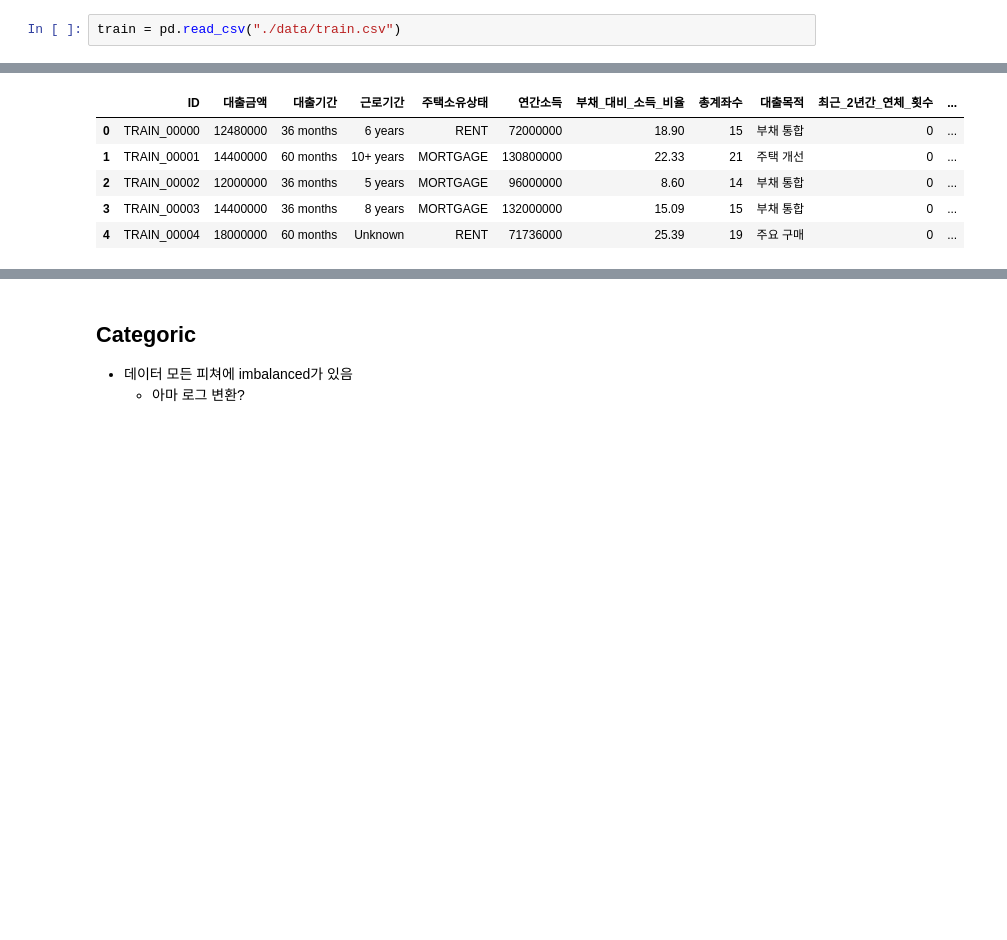
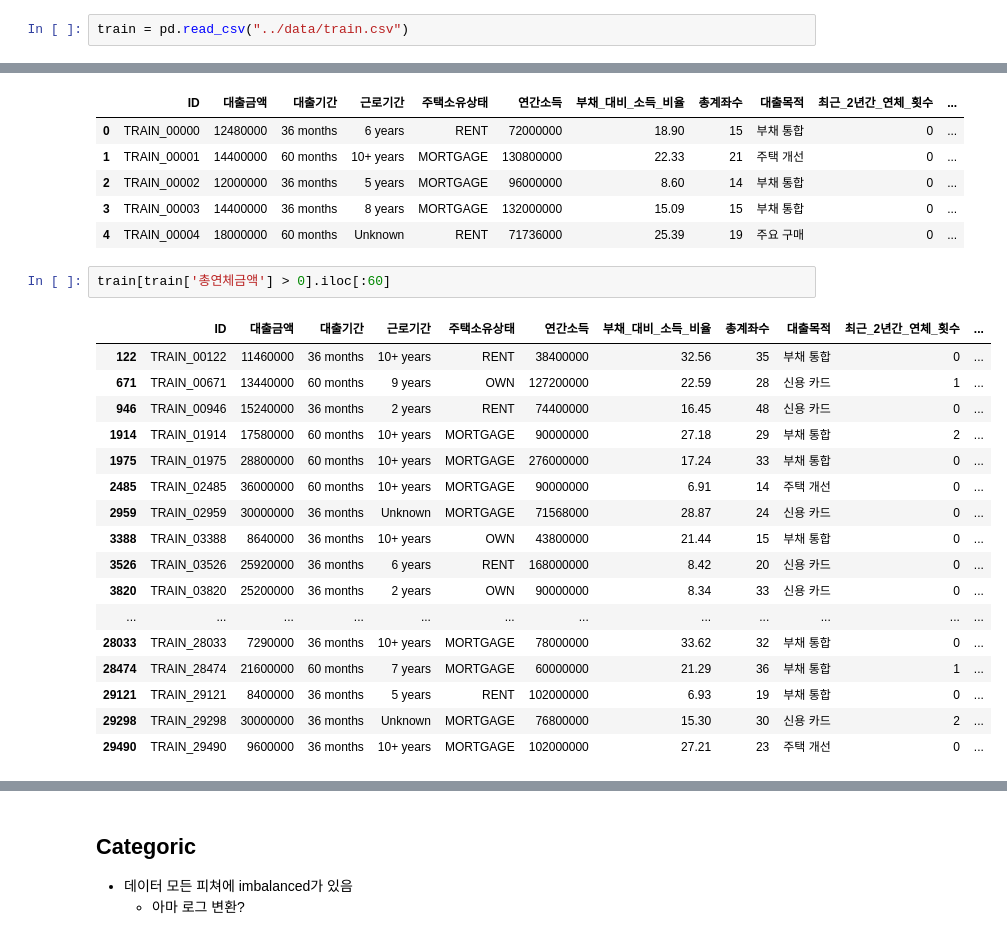
Before and after one commit to LgDNet/Credit-rating-classification, a Jupyter notebook: EDA/gy_analysis.ipynb, the cells around one changed output, grey strips where cells are left out. Saved outputs shown, nothing was run; the diff lists cells and outputs as text; blank space fills up the shorter version.

```diff
--- a/EDA/gy_analysis.ipynb
+++ b/EDA/gy_analysis.ipynb
@@ -37,7 +37,7 @@ rc('font', family='AppleGothic')
 
 plt.rcParams['axes.unicode_minus'] = False
 # %%
-train = pd.read_csv("./data/train.csv")
+train = pd.read_csv("../data/train.csv")
 # %%
 train.head()
 # %% [output]
@@ -47,3 +47,23 @@ train.head()
 | 2 | TRAIN_00002 | 12000000 | 36 months | 5 years | MORTGAGE | 96000000 | 8.60 | 14 | 부채 통합 | 0 | ... |
 | 3 | TRAIN_00003 | 14400000 | 36 months | 8 years | MORTGAGE | 132000000 | 15.09 | 15 | 부채 통합 | 0 | ... |
 | 4 | TRAIN_00004 | 18000000 | 60 months | Unknown | RENT | 71736000 | 25.39 | 19 | 주요 구매 | 0 | ... |
+# %%
+train[train['총연체금액'] > 0].iloc[:60]
+# %% [output]
+|  | ID | 대출금액 | 대출기간 | 근로기간 | 주택소유상태 | 연간소득 | 부채_대비_소득_비율 | 총계좌수 | 대출목적 | 최근_2년간_연체_횟수 | ... |
+| 122 | TRAIN_00122 | 11460000 | 36 months | 10+ years | RENT | 38400000 | 32.56 | 35 | 부채 통합 | 0 | ... |
+| 671 | TRAIN_00671 | 13440000 | 60 months | 9 years | OWN | 127200000 | 22.59 | 28 | 신용 카드 | 1 | ... |
+| 946 | TRAIN_00946 | 15240000 | 36 months | 2 years | RENT | 74400000 | 16.45 | 48 | 신용 카드 | 0 | ... |
+| 1914 | TRAIN_01914 | 17580000 | 60 months | 10+ years | MORTGAGE | 90000000 | 27.18 | 29 | 부채 통합 | 2 | ... |
+| 1975 | TRAIN_01975 | 28800000 | 60 months | 10+ years | MORTGAGE | 276000000 | 17.24 | 33 | 부채 통합 | 0 | ... |
+| 2485 | TRAIN_02485 | 36000000 | 60 months | 10+ years | MORTGAGE | 90000000 | 6.91 | 14 | 주택 개선 | 0 | ... |
+| 2959 | TRAIN_02959 | 30000000 | 36 months | Unknown | MORTGAGE | 71568000 | 28.87 | 24 | 신용 카드 | 0 | ... |
+| 3388 | TRAIN_03388 | 8640000 | 36 months | 10+ years | OWN | 43800000 | 21.44 | 15 | 부채 통합 | 0 | ... |
+| 3526 | TRAIN_03526 | 25920000 | 36 months | 6 years | RENT | 168000000 | 8.42 | 20 | 신용 카드 | 0 | ... |
+| 3820 | TRAIN_03820 | 25200000 | 36 months | 2 years | OWN | 90000000 | 8.34 | 33 | 신용 카드 | 0 | ... |
+| ... | ... | ... | ... | ... | ... | ... | ... | ... | ... | ... | ... |
+| 28033 | TRAIN_28033 | 7290000 | 36 months | 10+ years | MORTGAGE | 78000000 | 33.62 | 32 | 부채 통합 | 0 | ... |
+| 28474 | TRAIN_28474 | 21600000 | 60 months | 7 years | MORTGAGE | 60000000 | 21.29 | 36 | 부채 통합 | 1 | ... |
+| 29121 | TRAIN_29121 | 8400000 | 36 months | 5 years | RENT | 102000000 | 6.93 | 19 | 부채 통합 | 0 | ... |
+| 29298 | TRAIN_29298 | 30000000 | 36 months | Unknown | MORTGAGE | 76800000 | 15.30 | 30 | 신용 카드 | 2 | ... |
+| 29490 | TRAIN_29490 | 9600000 | 36 months | 10+ years | MORTGAGE | 102000000 | 27.21 | 23 | 주택 개선 | 0 | ... |
```
Also changed, not shown: parts of 37 cells of this notebook, 1 other file.
